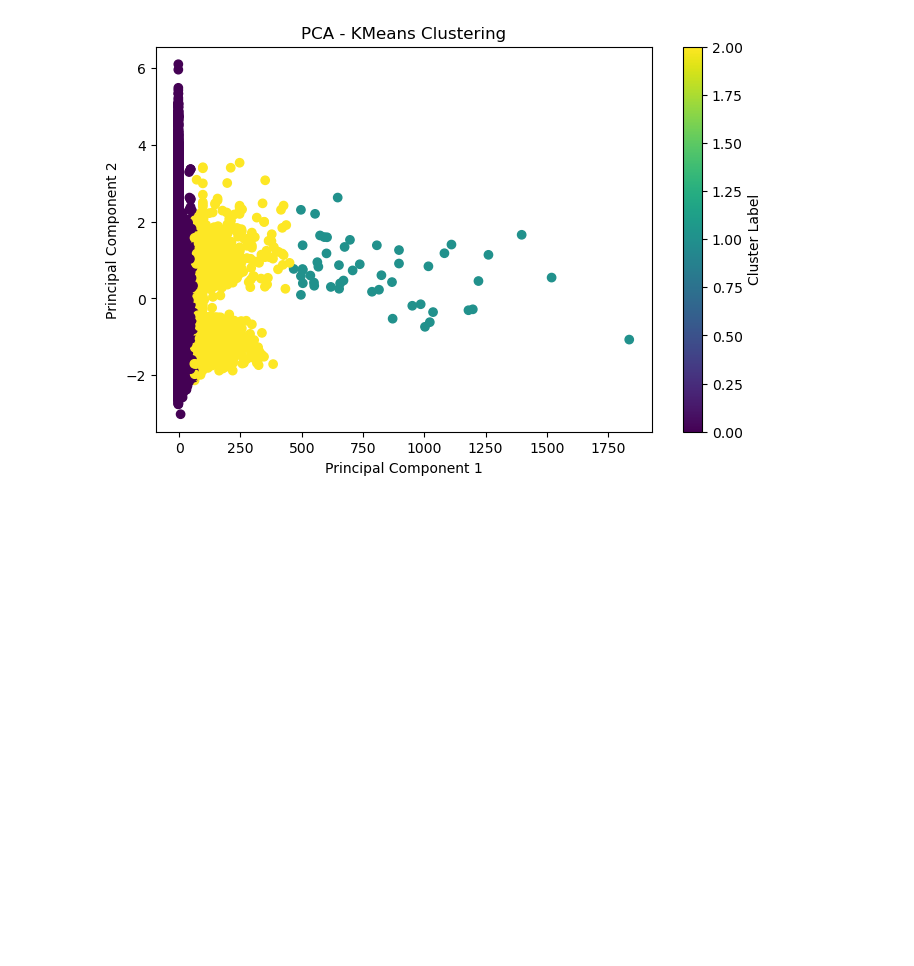
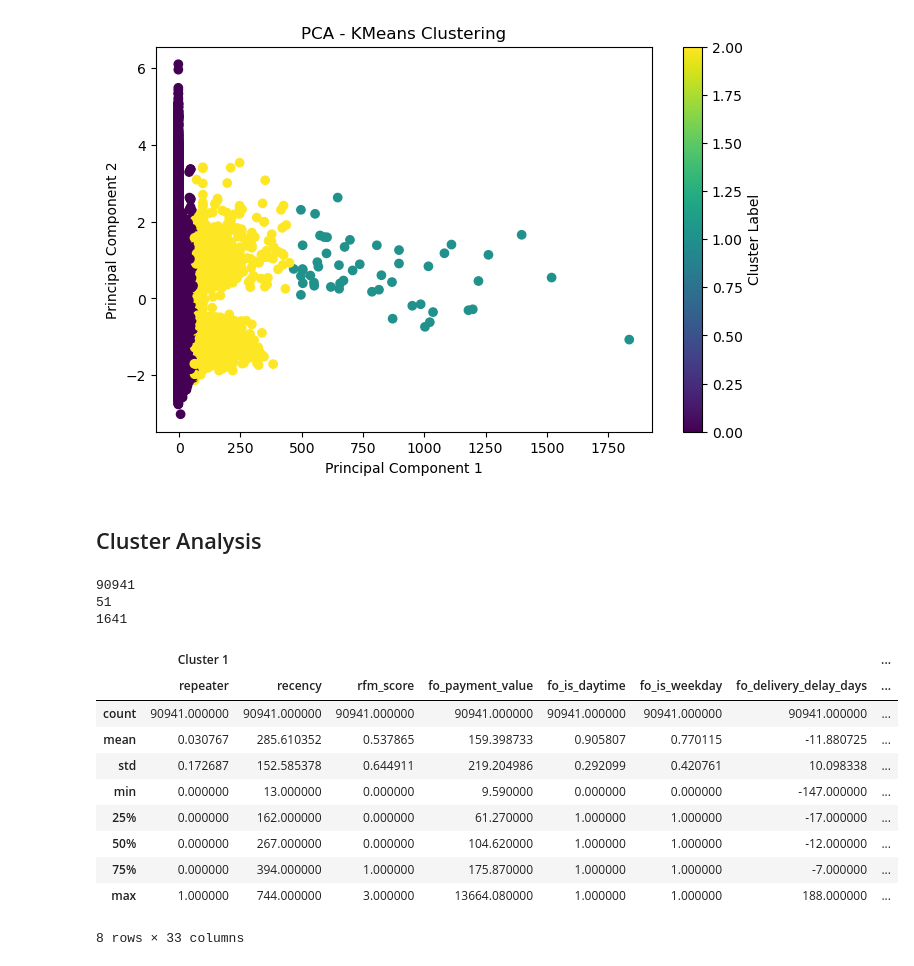
Before and after one commit to Yuki-bach/marketing, a Jupyter notebook: notebooks/classify_90k_data.ipynb, the cells around one changed output. Saved outputs shown, nothing was run; the diff lists cells and outputs as text; code cells hidden in the pictures; blank space fills up the shorter version.

Commit message:
update: 3 clusters. and compare a feature between clusters

```diff
--- a/notebooks/classify_90k_data.ipynb
+++ b/notebooks/classify_90k_data.ipynb
@@ -270,11 +272,12 @@ plt.show()
 # %%
 # Cluster the data whose n_clusters=3
 kmeans = KMeans(n_clusters=3, random_state=42)
-df_transformed['cluster'] = kmeans.fit_predict(df_transformed)
+df['cluster'] = kmeans.fit_predict(df_transformed)
+df_transformed['cluster'] = kmeans.labels_
 
-cluster_1 = df_transformed[df_transformed['cluster'] == 0]
-cluster_2 = df_transformed[df_transformed['cluster'] == 1]
-cluster_3 = df_transformed[df_transformed['cluster'] == 2]
+cluster_1 = df[df['cluster'] == 0]
+cluster_2 = df[df['cluster'] == 1]
+cluster_3 = df[df['cluster'] == 2]
 
 print(cluster_1.shape, cluster_2.shape, cluster_3.shape)
 # %% [output]
@@ -297,3 +300,37 @@ plt.show()
 cluster_1.to_csv('../clusters/cluster_1.csv', index=False)
 cluster_2.to_csv('../clusters/cluster_2.csv', index=False)
 cluster_3.to_csv('../clusters/cluster_3.csv', index=False)
+# %% [markdown]
+## Cluster Analysis
+# %%
+print(len(cluster_1))
+print(len(cluster_2))
+print(len(cluster_3))
+# %% [output]
+90941
+51
+1641
+# %%
+desc_cluster_1 = cluster_1.describe()
+desc_cluster_2 = cluster_2.describe()
+desc_cluster_3 = cluster_3.describe()
+
+comparison_df = pd.concat(
+    [desc_cluster_1, desc_cluster_2, desc_cluster_3],
+    axis=1,
+    keys=['Cluster 1', 'Cluster 2', 'Cluster 3']
+)
+
+comparison_df
+# %% [output]
+|  | Cluster 1 |  |  |  |  |  |  | ... |
+|  | repeater | recency | rfm_score | fo_payment_value | fo_is_daytime | fo_is_weekday | fo_delivery_delay_days | ... |
+| count | 90941.000000 | 90941.000000 | 90941.000000 | 90941.000000 | 90941.000000 | 90941.000000 | 90941.000000 | ... |
+| mean | 0.030767 | 285.610352 | 0.537865 | 159.398733 | 0.905807 | 0.770115 | -11.880725 | ... |
+| std | 0.172687 | 152.585378 | 0.644911 | 219.204986 | 0.292099 | 0.420761 | 10.098338 | ... |
+| min | 0.000000 | 13.000000 | 0.000000 | 9.590000 | 0.000000 | 0.000000 | -147.000000 | ... |
+| 25% | 0.000000 | 162.000000 | 0.000000 | 61.270000 | 1.000000 | 1.000000 | -17.000000 | ... |
+| 50% | 0.000000 | 267.000000 | 0.000000 | 104.620000 | 1.000000 | 1.000000 | -12.000000 | ... |
+| 75% | 0.000000 | 394.000000 | 1.000000 | 175.870000 | 1.000000 | 1.000000 | -7.000000 | ... |
+| max | 1.000000 | 744.000000 | 3.000000 | 13664.080000 | 1.000000 | 1.000000 | 188.000000 | ... |
+8 rows × 33 columns
```
Also changed, not shown: parts of 3 cells of this notebook, 3 other files.
